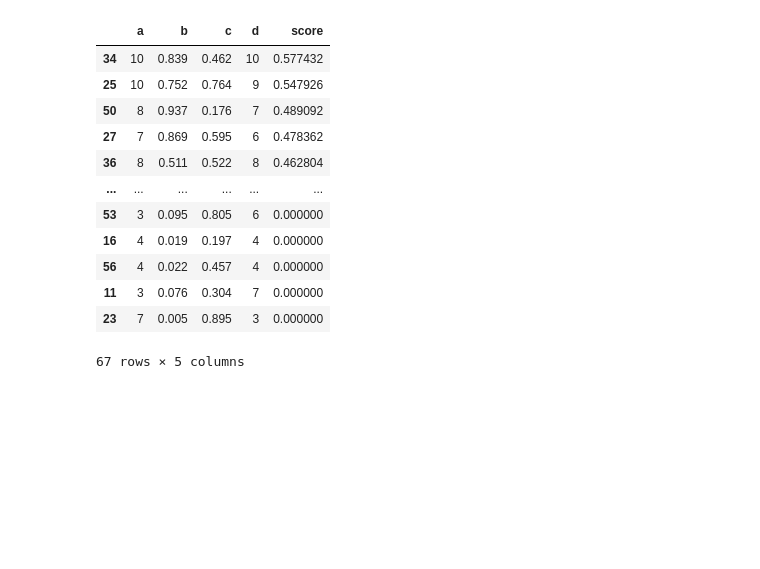
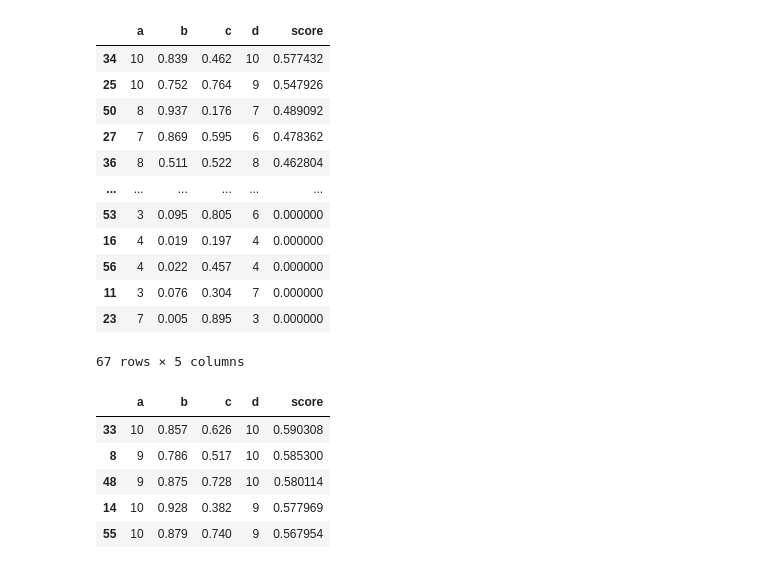
Before and after one commit to jiyoungparkme/machine_learning, a Jupyter notebook: hotel_booking/hotel_booking_cancellation.ipynb, the cells around one changed output. Cells and saved outputs as stored; diff of their text form; code cells hidden in the pictures; blank space fills up the shorter version.

Commit message:
Update hotel_booking_cancellation.ipynb
Add detailed random search tuning

```diff
--- a/hotel_booking/hotel_booking_cancellation.ipynb
+++ b/hotel_booking/hotel_booking_cancellation.ipynb
@@ -458,3 +458,27 @@ result_df.sort_values(by='score', ascending = False)
 | 11 | 3 | 0.076 | 0.304 | 7 | 0.000000 |
 | 23 | 7 | 0.005 | 0.895 | 3 | 0.000000 |
 67 rows × 5 columns
+# %%
+import time
+from random import randint
+all_scores =[]
+t0 = time.time()
+while True:
+    if time.time() - t0 > 30 : break
+    a = randint(8,10)
+    b = randint(511, 937) / 1000
+    c = randint(176, 764) / 1000
+    d = randint(6, 10)
+    model = gb(learning_rate = b, n_estimators = a,
+              max_depth = d, max_features=c)
+    recall = scorer(model)
+    all_scores.append({'a':a, 'b':b, 'c':c, 'd':d, 'score': recall})
+result_df = pd.DataFrame(all_scores)
+result_df.sort_values(by='score', ascending = False).head()
+# %% [output]
+|  | a | b | c | d | score |
+| 33 | 10 | 0.857 | 0.626 | 10 | 0.590308 |
+| 8 | 9 | 0.786 | 0.517 | 10 | 0.585300 |
+| 48 | 9 | 0.875 | 0.728 | 10 | 0.580114 |
+| 14 | 10 | 0.928 | 0.382 | 9 | 0.577969 |
+| 55 | 10 | 0.879 | 0.740 | 9 | 0.567954 |
```
